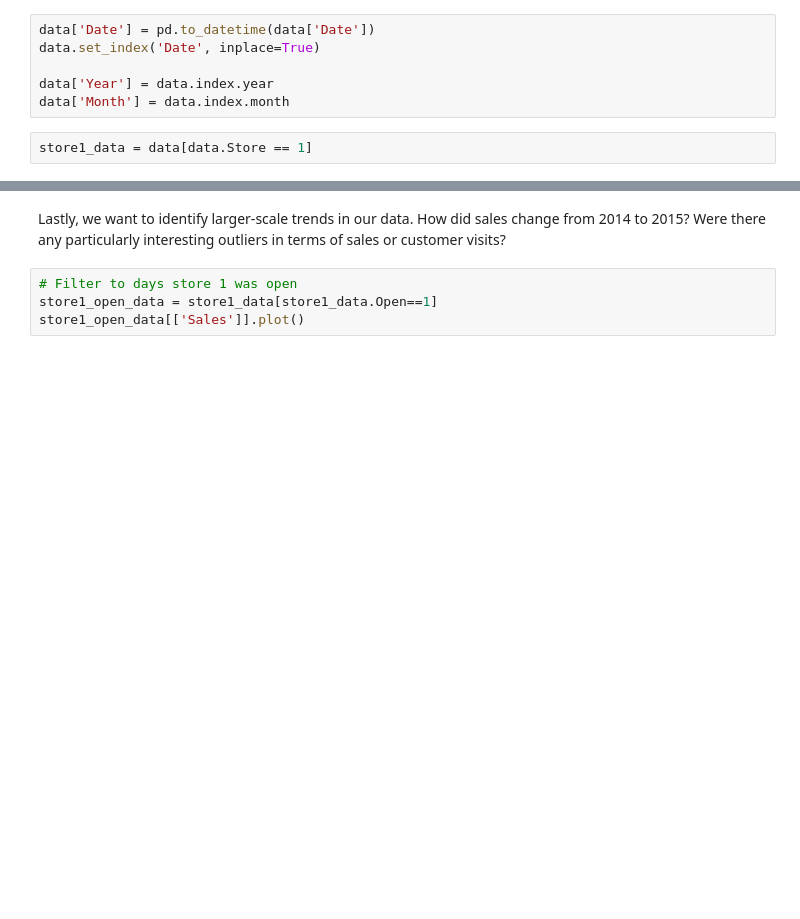
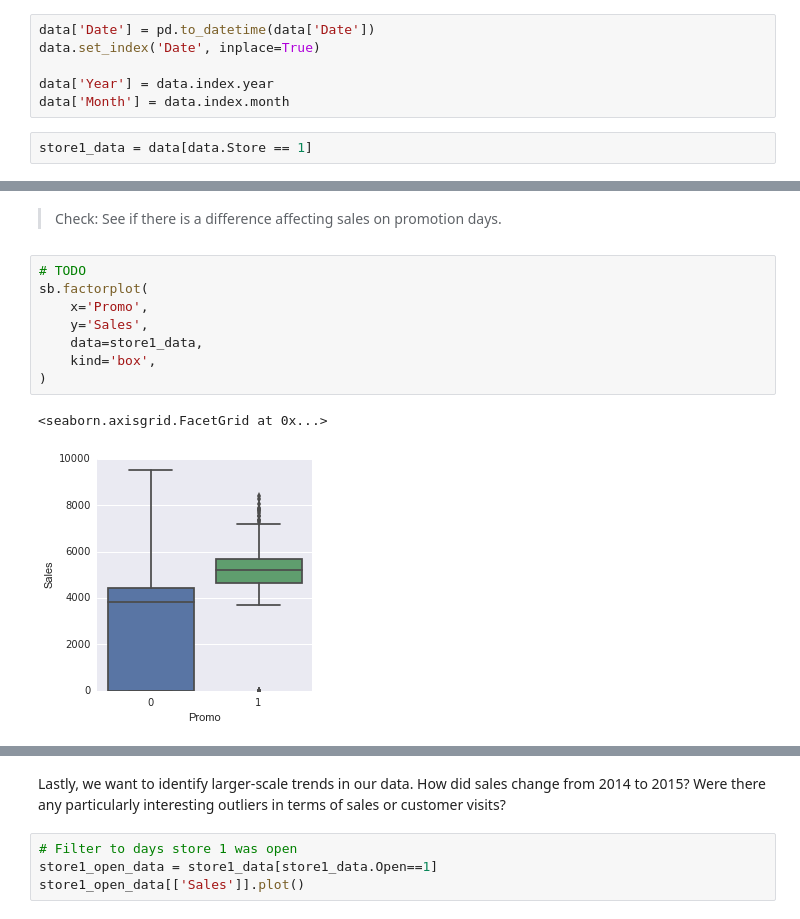
Before and after one commit to brianchandbound/ga-ds, a Jupyter notebook: 20_time/20_02_rossman.ipynb, the cells around one changed output, grey strips where cells are left out. Cells and saved outputs as stored; diff of their text form; blank space fills up the shorter version.

```diff
--- a/20_time/20_02_rossman.ipynb
+++ b/20_time/20_02_rossman.ipynb
@@ -21,2 +89,15 @@ store1_data = data[data.Store == 1]
+# %% [markdown]
+> Check: See if there is a difference affecting sales on promotion days.
+# %%
+# TODO
+sb.factorplot(
+    x='Promo',
+    y='Sales',
+    data=store1_data,
+    kind='box',
+)
+# %% [output]
+<seaborn.axisgrid.FacetGrid at 0x...>
+[figure, added]
 # %%
 store1_data.head()
```
Also changed, not shown: parts of 72 cells of this notebook.
